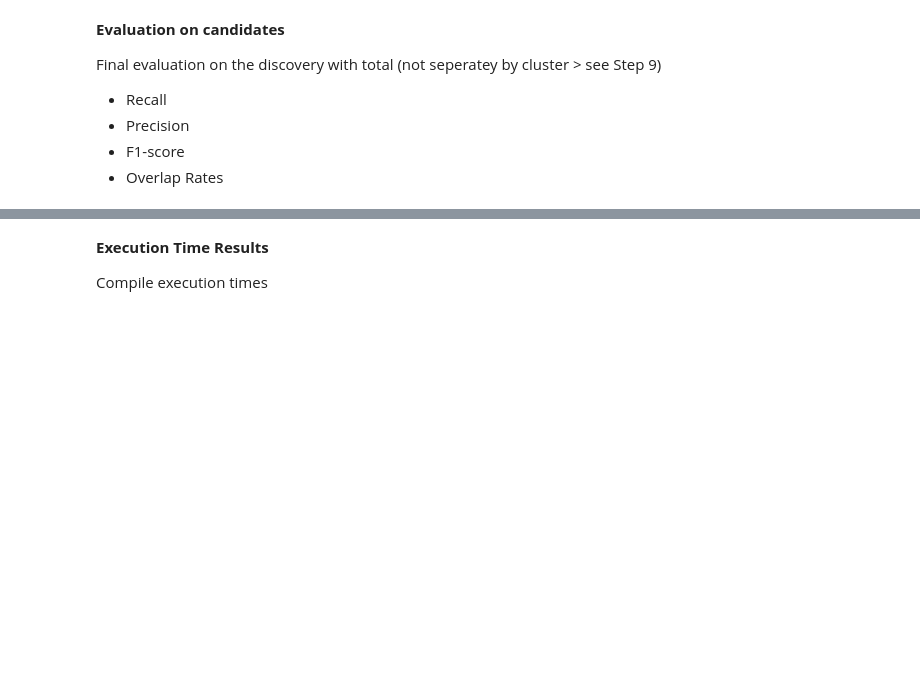
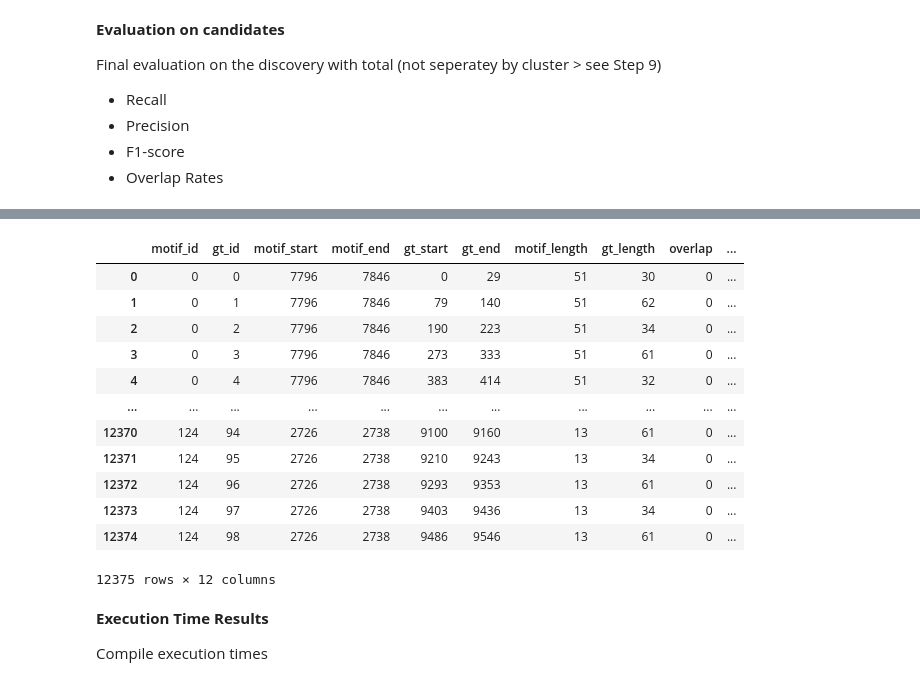
Before and after one commit to thohenadl/TSMDforUILogs, a Jupyter notebook: JupyterNotebooks/00_EX1.ipynb, the cells around one changed output, grey strips where cells are left out. Saved outputs shown, nothing was run; the diff lists cells and outputs as text; code cells hidden in the pictures; blank space fills up the shorter version.

```diff
--- a/JupyterNotebooks/00_EX1.ipynb
+++ b/JupyterNotebooks/00_EX1.ipynb
@@ -631,3 +629,19 @@ Precision: 0.192, Recall: 1.000, F1: 0.322
+# %%
+overlap_table
+# %% [output]
+|  | motif_id | gt_id | motif_start | motif_end | gt_start | gt_end | motif_length | gt_length | overlap | ... |
+| 0 | 0 | 0 | 7796 | 7846 | 0 | 29 | 51 | 30 | 0 | ... |
+| 1 | 0 | 1 | 7796 | 7846 | 79 | 140 | 51 | 62 | 0 | ... |
+| 2 | 0 | 2 | 7796 | 7846 | 190 | 223 | 51 | 34 | 0 | ... |
+| 3 | 0 | 3 | 7796 | 7846 | 273 | 333 | 51 | 61 | 0 | ... |
+| 4 | 0 | 4 | 7796 | 7846 | 383 | 414 | 51 | 32 | 0 | ... |
+| ... | ... | ... | ... | ... | ... | ... | ... | ... | ... | ... |
+| 12370 | 124 | 94 | 2726 | 2738 | 9100 | 9160 | 13 | 61 | 0 | ... |
+| 12371 | 124 | 95 | 2726 | 2738 | 9210 | 9243 | 13 | 34 | 0 | ... |
+| 12372 | 124 | 96 | 2726 | 2738 | 9293 | 9353 | 13 | 61 | 0 | ... |
+| 12373 | 124 | 97 | 2726 | 2738 | 9403 | 9436 | 13 | 34 | 0 | ... |
+| 12374 | 124 | 98 | 2726 | 2738 | 9486 | 9546 | 13 | 61 | 0 | ... |
+12375 rows × 12 columns
 # %% [markdown]
 **Execution Time Results**
 
```
Also changed, not shown: parts of 7 cells of this notebook, 3 other files.
